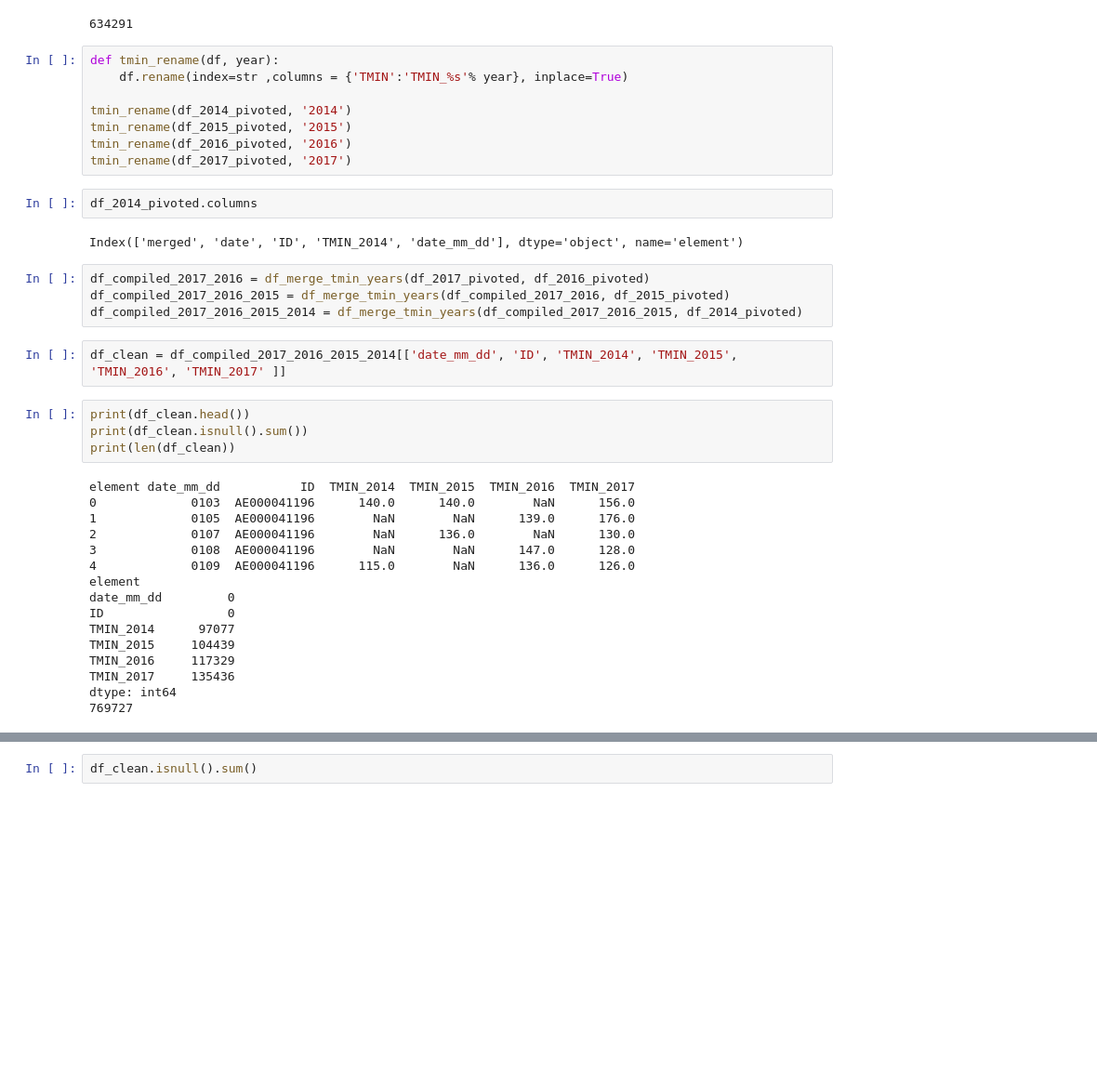
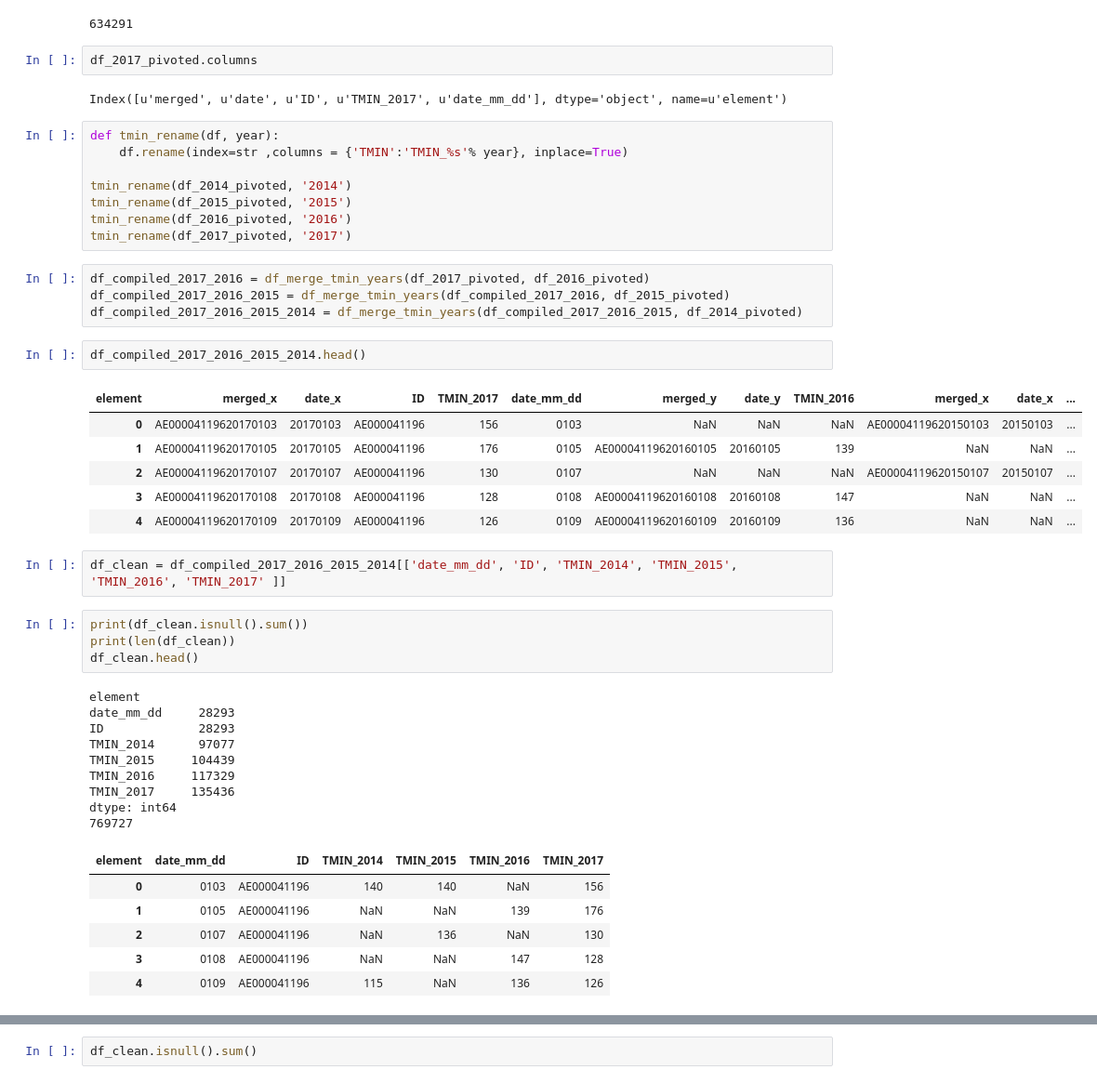
Before and after one commit to neha01mittal/dma-weather-pred, a Jupyter notebook: Lab5_working.ipynb, the cells around one changed output, grey strips where cells are left out. Shown: that part at 93% size. Saved outputs shown, nothing was run; the diff lists cells and outputs as text; blank space fills up the shorter version.

```diff
--- a/Lab5_working.ipynb
+++ b/Lab5_working.ipynb
@@ -176,6 +176,10 @@ df_2014_pivoted['date_mm_dd'] = create_date_mm_dd(df_2014_pivoted['date'].astype
 len(df_2017_pivoted)
 # %% [output]
 634291
+# %%
+df_2017_pivoted.columns
+# %% [output]
+Index([u'merged', u'date', u'ID', u'TMIN_2017', u'date_mm_dd'], dtype='object', name=u'element')
 # %%
 def tmin_rename(df, year):
     df.rename(index=str ,columns = {'TMIN':'TMIN_%s'% year}, inplace=True)
@@ -184,36 +188,41 @@ tmin_rename(df_2014_pivoted, '2014')
 tmin_rename(df_2015_pivoted, '2015')
 tmin_rename(df_2016_pivoted, '2016')
 tmin_rename(df_2017_pivoted, '2017')
-# %%
-df_2014_pivoted.columns
-# %% [output]
-Index(['merged', 'date', 'ID', 'TMIN_2014', 'date_mm_dd'], dtype='object', name='element')
 # %%
 df_compiled_2017_2016 = df_merge_tmin_years(df_2017_pivoted, df_2016_pivoted)
 df_compiled_2017_2016_2015 = df_merge_tmin_years(df_compiled_2017_2016, df_2015_pivoted)
 df_compiled_2017_2016_2015_2014 = df_merge_tmin_years(df_compiled_2017_2016_2015, df_2014_pivoted)
+# %%
+df_compiled_2017_2016_2015_2014.head()
+# %% [output]
+| element | merged_x | date_x | ID | TMIN_2017 | date_mm_dd | merged_y | date_y | TMIN_2016 | merged_x | date_x | ... |
+| 0 | AE00004119620170103 | 20170103 | AE000041196 | 156 | 0103 | NaN | NaN | NaN | AE00004119620150103 | 20150103 | ... |
+| 1 | AE00004119620170105 | 20170105 | AE000041196 | 176 | 0105 | AE00004119620160105 | 20160105 | 139 | NaN | NaN | ... |
+| 2 | AE00004119620170107 | 20170107 | AE000041196 | 130 | 0107 | NaN | NaN | NaN | AE00004119620150107 | 20150107 | ... |
+| 3 | AE00004119620170108 | 20170108 | AE000041196 | 128 | 0108 | AE00004119620160108 | 20160108 | 147 | NaN | NaN | ... |
+| 4 | AE00004119620170109 | 20170109 | AE000041196 | 126 | 0109 | AE00004119620160109 | 20160109 | 136 | NaN | NaN | ... |
 # %%
 df_clean = df_compiled_2017_2016_2015_2014[['date_mm_dd', 'ID', 'TMIN_2014', 'TMIN_2015', 'TMIN_2016', 'TMIN_2017' ]]
 # %%
-print(df_clean.head())
 print(df_clean.isnull().sum())
 print(len(df_clean))
+df_clean.head()
 # %% [output]
-element date_mm_dd           ID  TMIN_2014  TMIN_2015  TMIN_2016  TMIN_2017
-0             0103  AE000041196      140.0      140.0        NaN      156.0
-1             0105  AE000041196        NaN        NaN      139.0      176.0
-2             0107  AE000041196        NaN      136.0        NaN      130.0
-3             0108  AE000041196        NaN        NaN      147.0      128.0
-4             0109  AE000041196      115.0        NaN      136.0      126.0
 element
-date_mm_dd         0
-ID                 0
+date_mm_dd     28293
+ID             28293
 TMIN_2014      97077
 TMIN_2015     104439
 TMIN_2016     117329
 TMIN_2017     135436
 dtype: int64
 769727
+| element | date_mm_dd | ID | TMIN_2014 | TMIN_2015 | TMIN_2016 | TMIN_2017 |
+| 0 | 0103 | AE000041196 | 140 | 140 | NaN | 156 |
+| 1 | 0105 | AE000041196 | NaN | NaN | 139 | 176 |
+| 2 | 0107 | AE000041196 | NaN | 136 | NaN | 130 |
+| 3 | 0108 | AE000041196 | NaN | NaN | 147 | 128 |
+| 4 | 0109 | AE000041196 | 115 | NaN | 136 | 126 |
 # %%
 def get_avg_2018(df):
     return df.mean(axis = 1, skipna=True)
```
Also changed, not shown: parts of 20 cells of this notebook.
